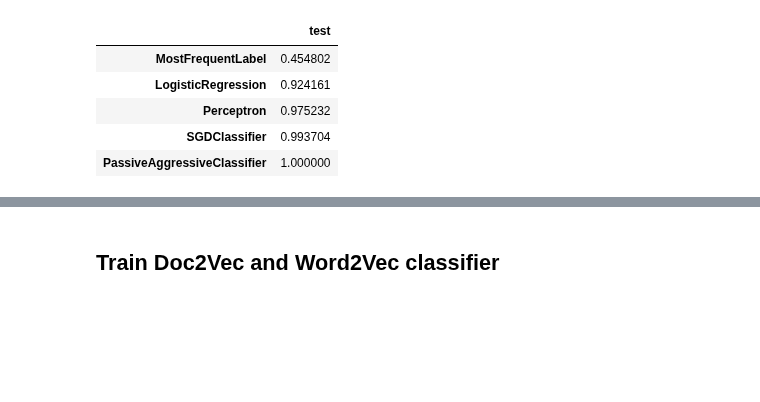
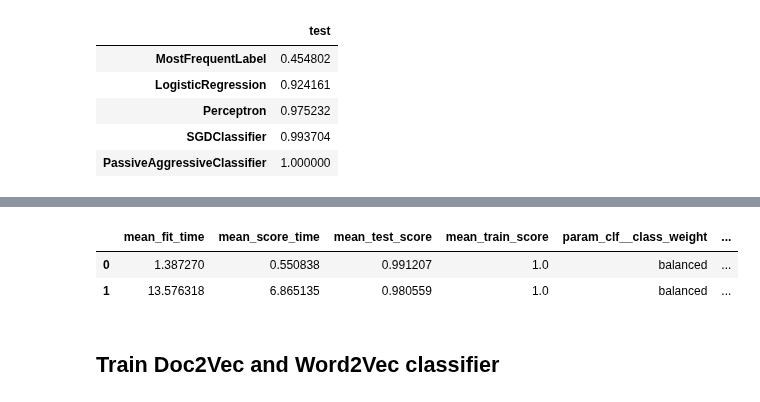
Before and after one commit to davidgengenbach/bachelor-thesis, a Jupyter notebook: code/baseline.ipynb, the cells around one changed output, grey strips where cells are left out. Drawn from its saved outputs; the diff is of its cells as text; code cells hidden in the pictures; blank space fills up the shorter version.

Commit message:
Refined pipeline

```diff
--- a/code/baseline.ipynb
+++ b/code/baseline.ipynb
@@ -41,3 +38,39 @@ Currently training classifier: PassiveAggressiveClassifier    (5/5)
 | Perceptron | 0.975232 |
 | SGDClassifier | 0.993704 |
 | PassiveAggressiveClassifier | 1.000000 |
+# %%
+import numpy as np
+import sklearn
+from sklearn.pipeline import Pipeline
+from sklearn.linear_model import Perceptron
+from sklearn.model_selection import GridSearchCV
+from transformers.wl_graph_kernel_transformer import WLGraphKernelTransformer
+from transformers.preprocessing_transformer import PreProcessingTransformer
+import graph_helper
+import dataset_helper
+import wl
+import os
+
+for dataset_name in dataset_helper.get_all_available_dataset_names():
+    if dataset_name != 'ling-spam': continue
+
+    X, Y = dataset_helper.get_dataset(dataset_name, use_cached= True)
+
+    p = Pipeline([
+        ('preprocessing', None),
+        ('count_vectorizer', sklearn.feature_extraction.text.CountVectorizer()),
+        ('TfidfTransformer', sklearn.feature_extraction.text.TfidfTransformer()),
+        ('clf', sklearn.linear_model.PassiveAggressiveClassifier())
+    ])
+
+    param_grid = dict(
+        preprocessing = [None, PreProcessingTransformer(only_nouns = True)],
+        count_vectorizer__stop_words = ['english'],
+        clf__n_iter = [100],
+        clf__class_weight = ['balanced']
+    )
+
+    cv = sklearn.model_selection.StratifiedKFold(n_splits = 3, random_state= 42, shuffle= True)
+    gscv = GridSearchCV(estimator = p, param_grid=param_grid, cv=cv, scoring = 'f1_macro', n_jobs=1, verbose = 11)
+    gscv_result = gscv.fit(X, Y)
+    print(gscv_result.best_estimator_, gscv_result.cv_results_)
@@ -44,3 +115,11 @@ Currently training classifier: PassiveAggressiveClassifier    (5/5)
+# %%
+import pandas as pd
+df = pd.DataFrame(gscv_result.cv_results_)
+df
+# %% [output]
+|  | mean_fit_time | mean_score_time | mean_test_score | mean_train_score | param_clf__class_weight | ... |
+| 0 | 1.387270 | 0.550838 | 0.991207 | 1.0 | balanced | ... |
+| 1 | 13.576318 | 6.865135 | 0.980559 | 1.0 | balanced | ... |
 # %% [markdown]
 ## Train Doc2Vec and Word2Vec classifier
 # %% [markdown]
```
Also changed, not shown: parts of 2 cells of this notebook, 9 other files.
